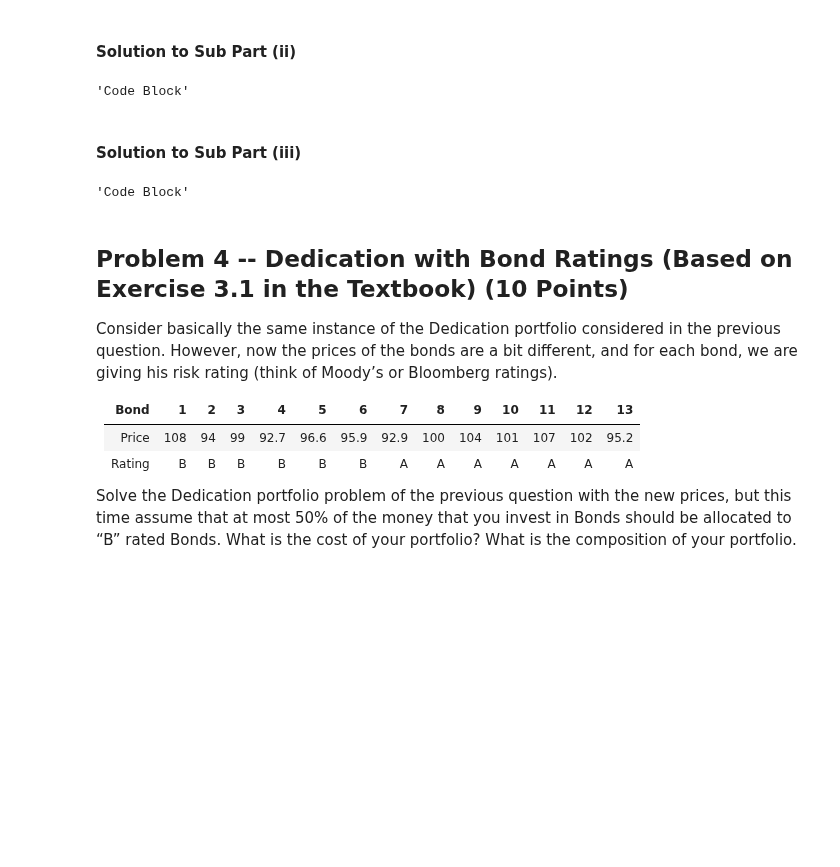
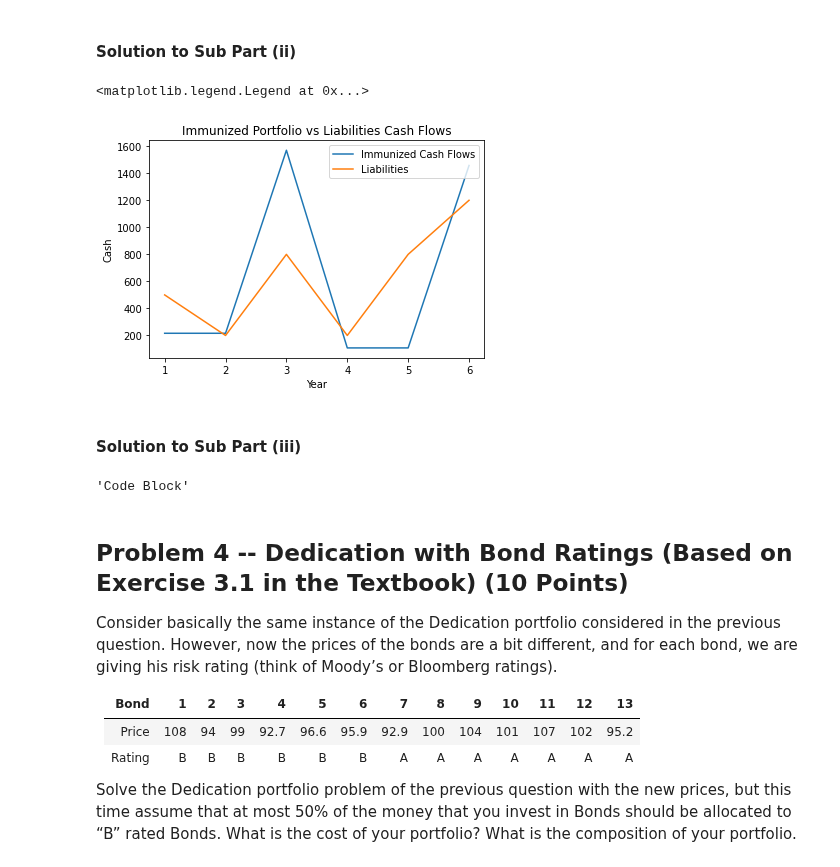
Before and after one commit to jdean53/GeneralWork, a Jupyter notebook: FinOps/HW2.ipynb, the cells around one changed output. Cells and saved outputs as stored; diff of their text form; code cells hidden in the pictures; blank space fills up the shorter version.

```diff
--- a/FinOps/HW2.ipynb
+++ b/FinOps/HW2.ipynb
@@ -589,13 +545,13 @@ plt.legend(['Actual','Implied'])
 # %%
 '''Immunization Facts'''
 
-npv = np.matmul(df.iloc[1:,-1].to_numpy(),np.asarray(pv_factor[1:]))
+npv = np.matmul(df.iloc[:,-1].to_numpy(),np.asarray(pv_factor))
 print('The NPV of the liabilities is ${:.2f}'.format(npv))
 
-dur = np.matmul(df.iloc[1:,-1].to_numpy() * np.array(cf_yr[1:]), np.asarray(pv_factor[1:]))
+dur = np.matmul(df.iloc[:,-1].to_numpy(),np.asarray(dur_factor) )
 print('The duration of the liabilites are {:.2f} years'.format(dur/npv))
 
-conv = np.matmul(df.iloc[1:,-1].to_numpy() * np.array(cf_yr[1:]) * (np.array(cf_yr[1:]) + 1) , (np.asarray(rates[1:]) + 1) ** (np.asarray(cf_yr[1:]) + 2))
+conv = np.matmul(df.iloc[:,-1].to_numpy(),np.asarray(conv_factor))
 print('The convexity of the liabilities are {:.2f}'.format(conv/npv))
 # %% [output]
 The NPV of the liabilities is $2757.94
@@ -647,16 +563,14 @@ immune_bond_count = LpVariable.dicts('Bonds',bonds,lowBound=0)
 
 immune_portfolio = LpProblem('Immunization', LpMinimize)
 immune_portfolio += lpSum([df[i][0] * immune_bond_count[i] * (-1) for i in bonds])
-immune_portfolio += lpSum([sum(df.loc[1:][i] * cf_yr[-6:] * pv_factor[-6:]) * immune_bond_count[i] for i in bonds]) == dur
-#immune_portfolio += lpSum([np.matmul(df[i].to_numpy() * np.array(cf_yr[1:]), np.asarray(pv_factor[1:])])) = dur
-#immune_portfolio += lpSum([]) = conv
+immune_portfolio += lpSum([df[i][1:] * pv_factor[1:] * immune_bond_count[i] for i in bonds]) == npv
+immune_portfolio += lpSum([df[i][1:] * dur_factor[1:] * immune_bond_count[i] for i in bonds]) == dur
+# Convexity Constrain
+# immune_portfolio += lpSum([df[i][1:] * conv_factor[1:] * immune_bond_count[i] for i in bonds]) == conv
 
 immune_portfolio.solve()
 
-print('FINAL DECISION VARIABLE VALUES -- PRIMAL SOLVE')
-for v in immune_portfolio.variables():
-    print(v.name + ': ' + str(v.varValue))
-
+bonds_fin = dict(zip([v.name[6:] for v in immune_portfolio.variables()], [v.varValue for v in immune_portfolio.variables()]))
 print(' ')
 print('The minimized portfolio value is : ${:.2f}'.format(value(immune_portfolio.objective)))
 # %% [output]
@@ -678,0 +578,8 @@ The minimized portfolio value is : $2105.66
+# %%
+final_dec = pd.DataFrame(bonds_fin, index=['count'], columns=bonds).transpose()
+final_dec.index.name = 'bond'
+final_dec['amt'] = final_dec['count'] * df.loc[0] * (-1)
+final_dec['pct'] = final_dec['amt'] / value(immune_portfolio.objective)
+print('Decision Variable Breakdown')
+print(' ')
+final_dec
@@ -679,9 +603,15 @@ The minimized portfolio value is : $2105.66
 # %% [markdown]
 #### Solution to Sub Part (ii)
-# %%
-'''Code Block'''
-# %% [output]
-'Code Block'
+# %%
+plt.plot((final_dec['count'] * df[1:]).transpose().sum())
+plt.plot(df['liabilities'][1:])
+plt.title('Immunized Portfolio vs Liabilities Cash Flows')
+plt.xlabel('Year')
+plt.ylabel('Cash')
+plt.legend(['Immunized Cash Flows', 'Liabilities'])
+# %% [output]
+<matplotlib.legend.Legend at 0x...>
+[figure, added]
 # %% [markdown]
 #### Solution to Sub Part (iii)
 # %%
```
Also changed, not shown: parts of 14 cells of this notebook, 1 other file.
